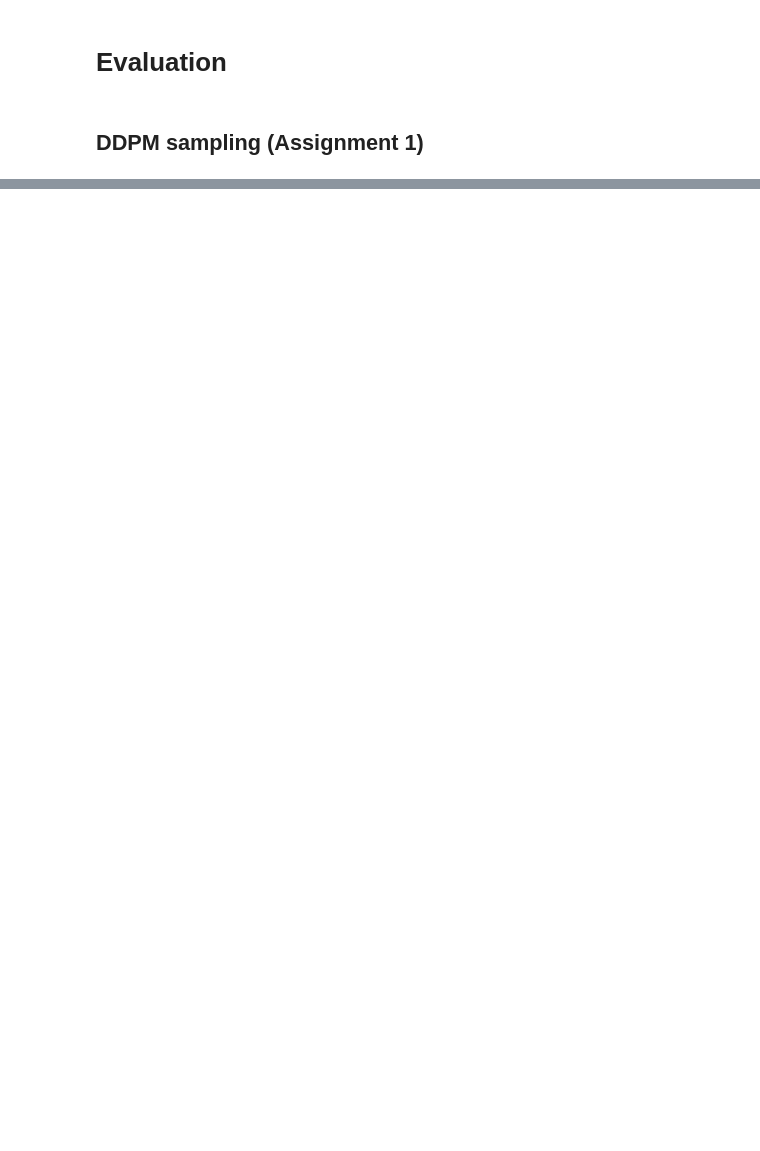
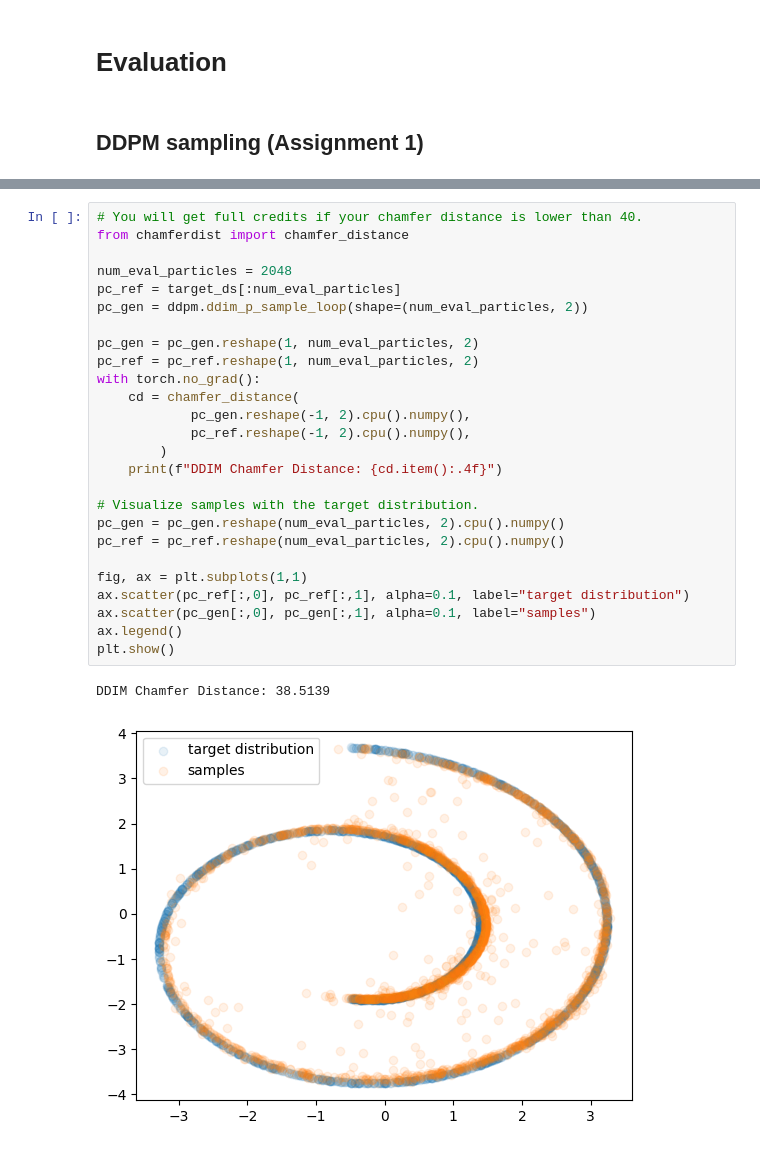
Before and after one commit to Leowwd/Lab2-DDIM-LoRA, a Jupyter notebook: task1/2d_plot_diffusion_todo/ddpm_tutorial.ipynb, the cells around one changed output, grey strips where cells are left out. Saved outputs shown, nothing was run; the diff lists cells and outputs as text; blank space fills up the shorter version.

Commit message:
chore: update ddpm tutorial since the new update of TAs

```diff
--- a/task1/2d_plot_diffusion_todo/ddpm_tutorial.ipynb
+++ b/task1/2d_plot_diffusion_todo/ddpm_tutorial.ipynb
@@ -194,0 +197,29 @@ DDPM Chamfer Distance: 17.6982
+# %%
+# You will get full credits if your chamfer distance is lower than 40.
+from chamferdist import chamfer_distance
+
+num_eval_particles = 2048
+pc_ref = target_ds[:num_eval_particles]
+pc_gen = ddpm.ddim_p_sample_loop(shape=(num_eval_particles, 2))
+
+pc_gen = pc_gen.reshape(1, num_eval_particles, 2)
+pc_ref = pc_ref.reshape(1, num_eval_particles, 2)
+with torch.no_grad():
+    cd = chamfer_distance(
+            pc_gen.reshape(-1, 2).cpu().numpy(),
+            pc_ref.reshape(-1, 2).cpu().numpy(),
+        )
+    print(f"DDIM Chamfer Distance: {cd.item():.4f}")
+
+# Visualize samples with the target distribution.
+pc_gen = pc_gen.reshape(num_eval_particles, 2).cpu().numpy()
+pc_ref = pc_ref.reshape(num_eval_particles, 2).cpu().numpy()
+
+fig, ax = plt.subplots(1,1)
+ax.scatter(pc_ref[:,0], pc_ref[:,1], alpha=0.1, label="target distribution")
+ax.scatter(pc_gen[:,0], pc_gen[:,1], alpha=0.1, label="samples")
+ax.legend()
+plt.show()
+# %% [output]
+DDIM Chamfer Distance: 38.5139
+[figure, added]
```
Also changed, not shown: parts of 4 cells of this notebook, 1 other file.
